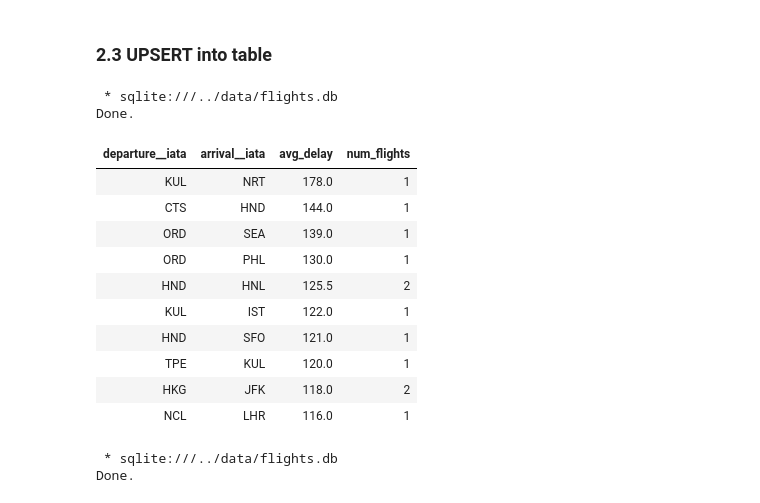
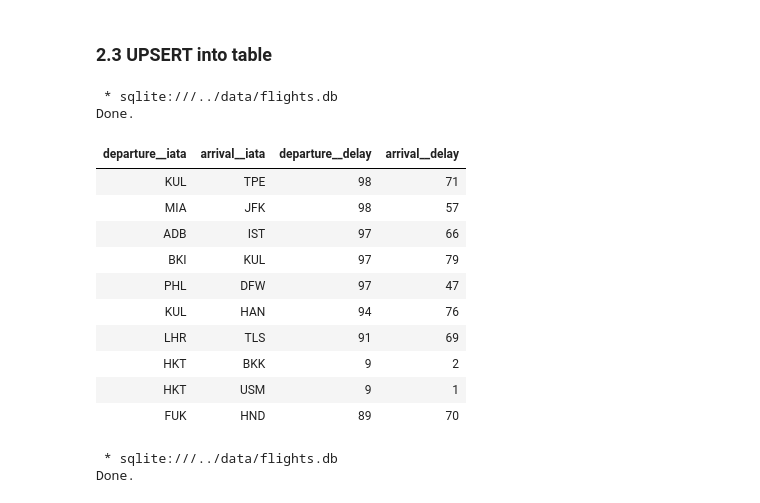
Before and after one commit to vykuang/mh-flight-logs, a Jupyter notebook: notebooks/mvp.ipynb, the cells around one changed output. Drawn from its saved outputs; the diff is of its cells as text; code cells hidden in the pictures.

```diff
--- a/notebooks/mvp.ipynb
+++ b/notebooks/mvp.ipynb
@@ -262,28 +263,30 @@ upsert_entries(entries, db_conn)
 # %%
 %%sql
 select
     departure__iata,
     arrival__iata,
-    avg(departure__delay) avg_delay,
-    count(*) num_flights
+    departure__delay,
+    arrival__delay
+    --avg(departure__delay) avg_delay,
+    --count(*) num_flights
 from import_flight_records
 group by departure__iata, arrival__iata
-order by avg_delay desc
+order by departure__delay desc
 limit 10;
 # %% [output]
  * sqlite:///../data/flights.db
 Done.
-| departure__iata | arrival__iata | avg_delay | num_flights |
-| KUL | NRT | 178.0 | 1 |
-| CTS | HND | 144.0 | 1 |
-| ORD | SEA | 139.0 | 1 |
-| ORD | PHL | 130.0 | 1 |
-| HND | HNL | 125.5 | 2 |
-| KUL | IST | 122.0 | 1 |
-| HND | SFO | 121.0 | 1 |
-| TPE | KUL | 120.0 | 1 |
-| HKG | JFK | 118.0 | 2 |
-| NCL | LHR | 116.0 | 1 |
+| departure__iata | arrival__iata | departure__delay | arrival__delay |
+| KUL | TPE | 98 | 71 |
+| MIA | JFK | 98 | 57 |
+| ADB | IST | 97 | 66 |
+| BKI | KUL | 97 | 79 |
+| PHL | DFW | 97 | 47 |
+| KUL | HAN | 94 | 76 |
+| LHR | TLS | 91 | 69 |
+| HKT | BKK | 9 | 2 |
+| HKT | USM | 9 | 1 |
+| FUK | HND | 89 | 70 |
 # %%
 %%sql
 select count(*) num_delayed,
```
Also changed, not shown: parts of 6 cells of this notebook, 1 other file.
